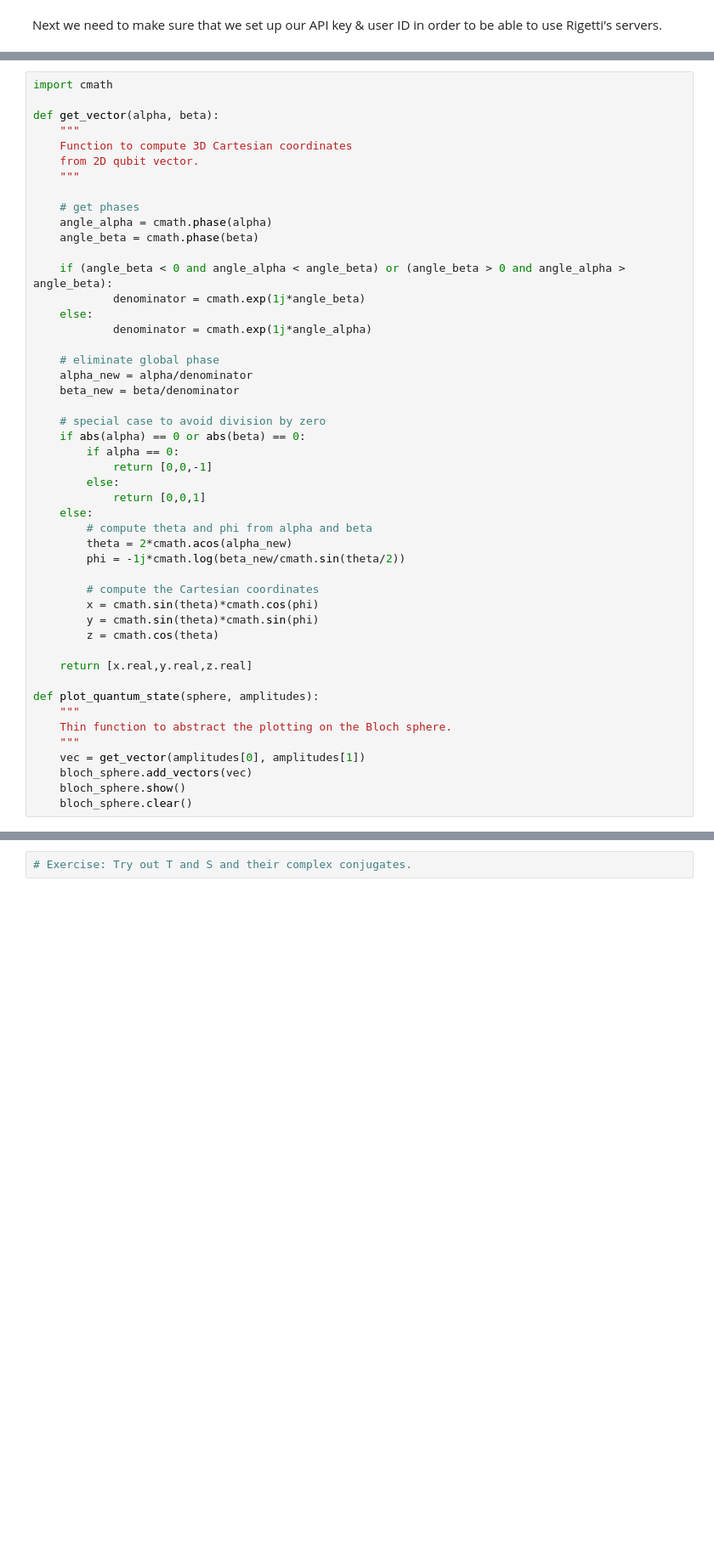
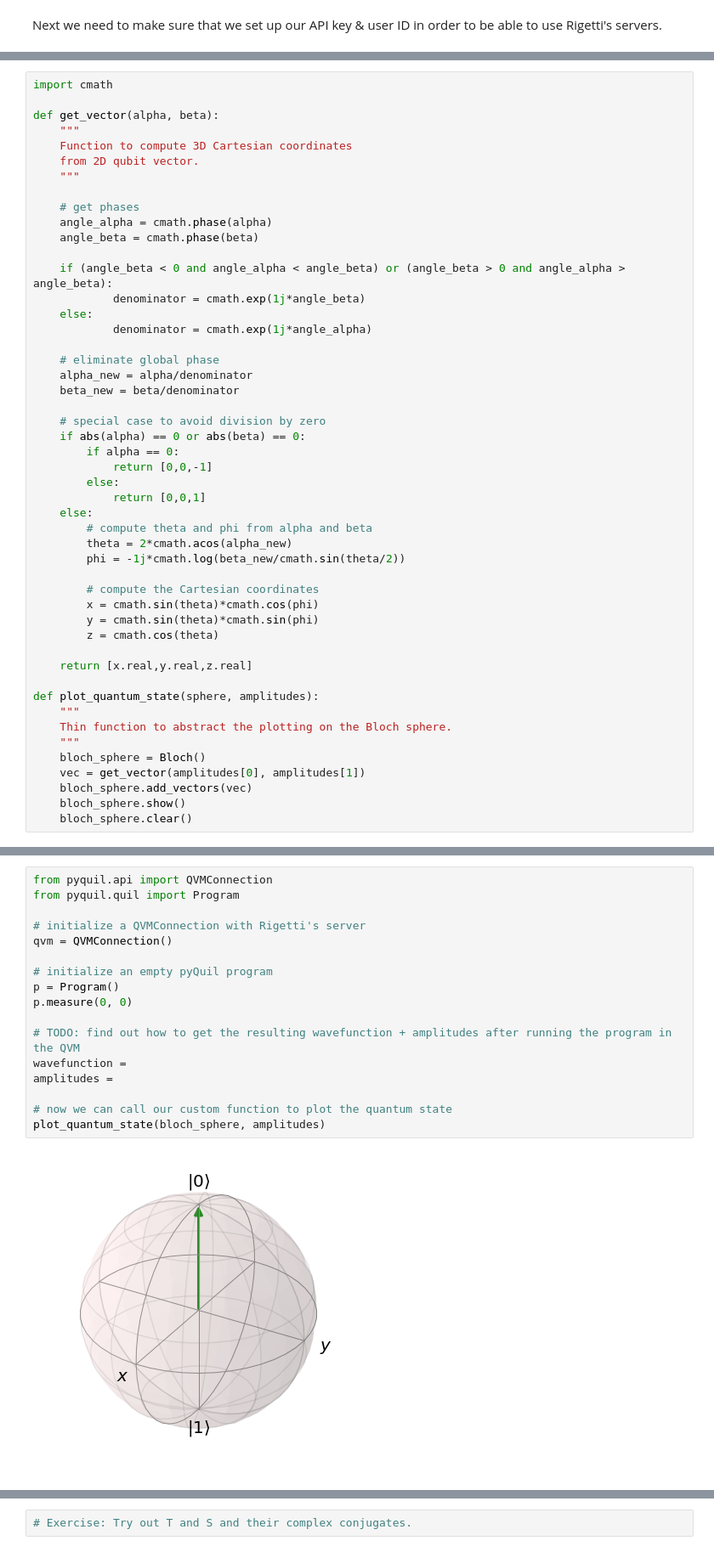
Before and after one commit to markf94/rigetti_training_material, a Jupyter notebook: session_2/tutorial_2_quantum_gates.ipynb, the cells around one changed output, grey strips where cells are left out. Shown at 85% size. Cells and saved outputs as stored; diff of their text form; blank space fills up the shorter version.

```diff
--- a/session_2/tutorial_2_quantum_gates.ipynb
+++ b/session_2/tutorial_2_quantum_gates.ipynb
@@ -90,6 +116,7 @@ def plot_quantum_state(sphere, amplitudes):
     """
     Thin function to abstract the plotting on the Bloch sphere.
     """
+    bloch_sphere = Bloch()
     vec = get_vector(amplitudes[0], amplitudes[1])
     bloch_sphere.add_vectors(vec)
     bloch_sphere.show()
@@ -96,0 +128,19 @@ def plot_quantum_state(sphere, amplitudes):
+# %%
+from pyquil.api import QVMConnection
+from pyquil.quil import Program
+
+# initialize a QVMConnection with Rigetti's server
+qvm = QVMConnection()
+
+# initialize an empty pyQuil program
+p = Program()
+p.measure(0, 0)
+
+# TODO: find out how to get the resulting wavefunction + amplitudes after running the program in the QVM
+wavefunction =
+amplitudes =
+
+# now we can call our custom function to plot the quantum state
+plot_quantum_state(bloch_sphere, amplitudes)
+# %% [output]
+[figure, added]
```
Also changed, not shown: parts of 30 cells of this notebook, 1 other file.
